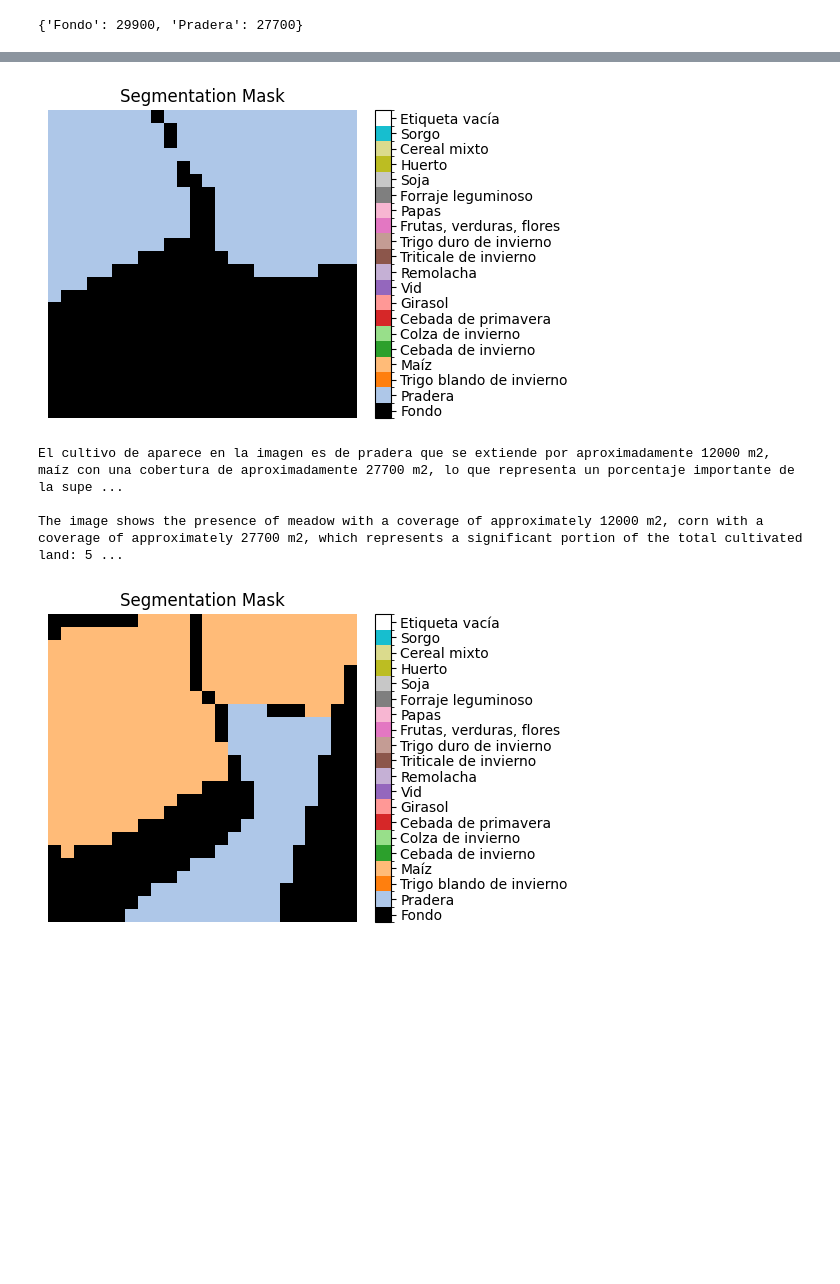
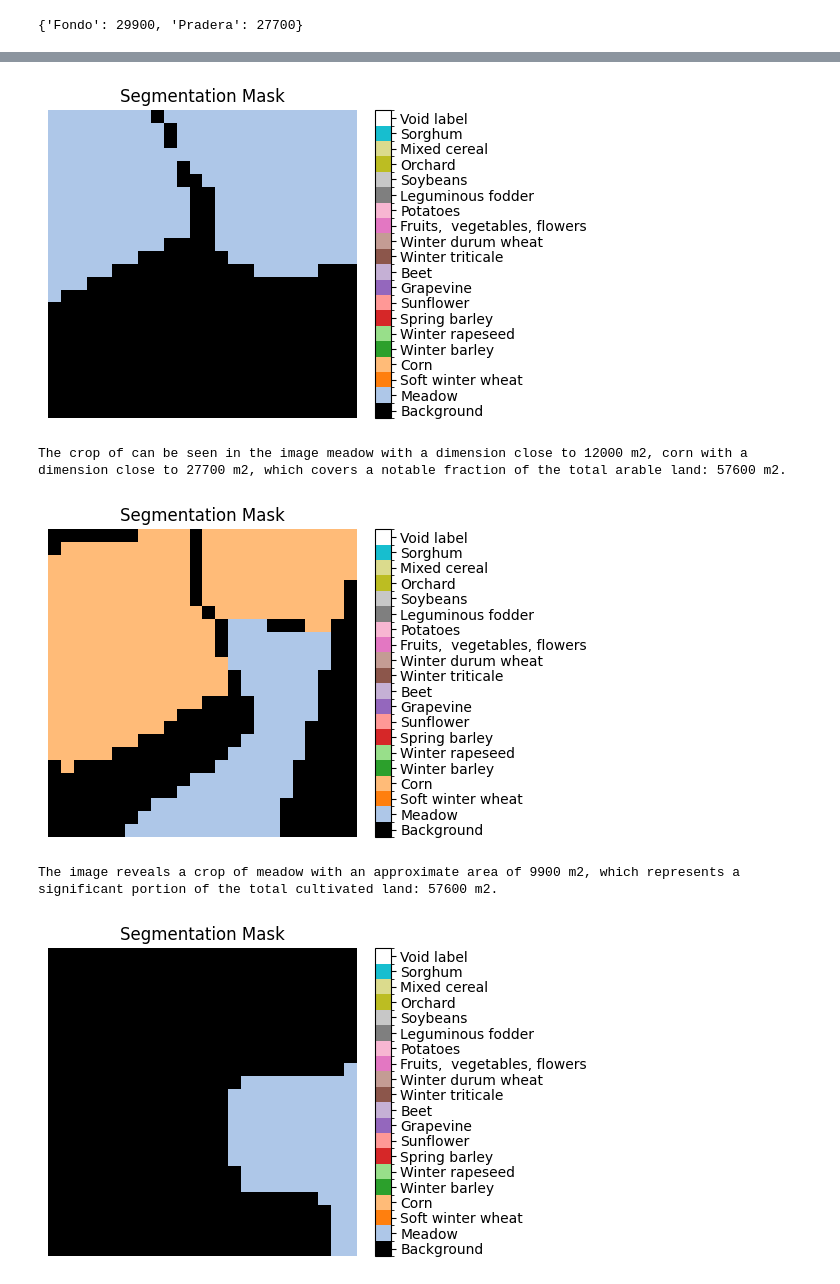
Before and after one commit to juanrtato/crop-image-deepanalysis, a Jupyter notebook: notebooks/mask2text.ipynb, the cells around one changed output, grey strips where cells are left out. Drawn from its saved outputs; the diff is of its cells as text; code cells hidden in the pictures; blank space fills up the shorter version.

```diff
--- a/notebooks/mask2text.ipynb
+++ b/notebooks/mask2text.ipynb
@@ -433,8 +433,8 @@ def mask_to_text(mask_array: np.ndarray, label_names: dict, language: str = "es"
 
     return text_representation
 # %%
-for i in range(5):
-    print(mask_to_text(mask_arrays[i], label_names, language="es"))
+for i in range(10):
     print(mask_to_text(mask_arrays[i], label_names_en, language="en"))
-    plot_seg_mask(mask_arrays[i], colormap, class_labels=label_names)
+    #print(mask_to_text(mask_arrays[i], label_names_en, language="en"))
+    plot_seg_mask(mask_arrays[i], colormap, class_labels=label_names_en)
 # %% [output]
@@ -456,5 +448,5 @@ The image reveals a crop of meadow with a dimension close to 27700 m2, which cor
-[figure, old version]
+[figure, new version]
-El cultivo de aparece en la imagen es de pradera que se extiende por aproximadamente 12000 m2, maíz con una cobertura de aproximadamente 27700 m2, lo que representa un porcentaje importante de la supe ...
-
-The image shows the presence of meadow with a coverage of approximately 12000 m2, corn with a coverage of approximately 27700 m2, which represents a significant portion of the total cultivated land: 5 ...
+The crop of can be seen in the image meadow with a dimension close to 12000 m2, corn with a dimension close to 27700 m2, which covers a notable fraction of the total arable land: 57600 m2.
-[figure, old version]
+[figure, new version]
+The image reveals a crop of meadow with an approximate area of 9900 m2, which represents a significant portion of the total cultivated land: 57600 m2.
+[figure, added]
```
Also changed, not shown: parts of 1 cell of this notebook.
